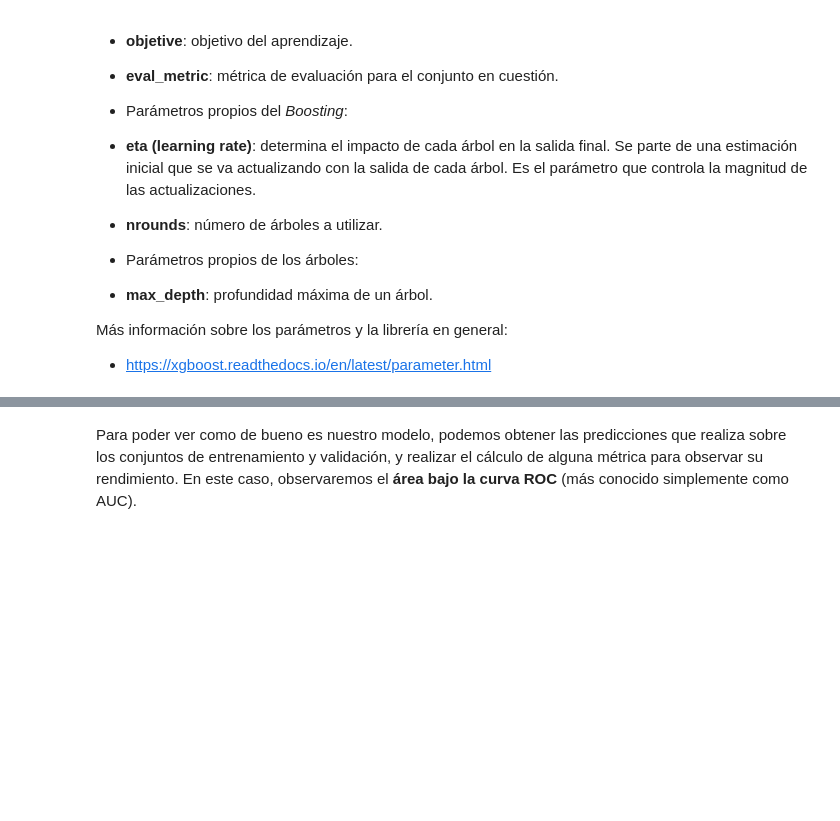
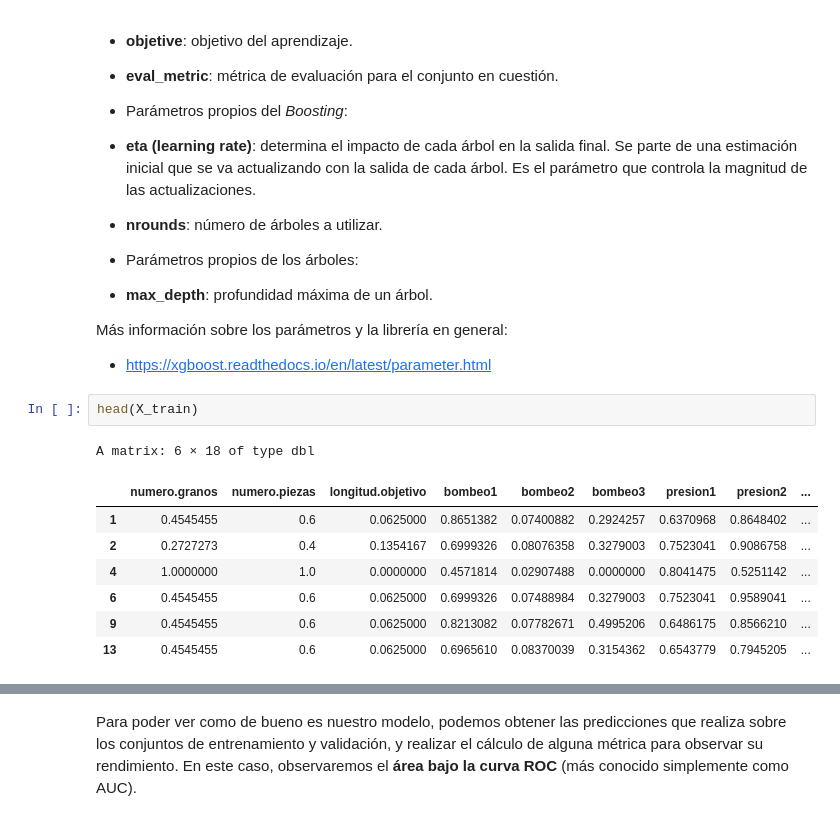
Before and after one commit to lastree/seminario-manadine, a Jupyter notebook: soluciones/02-modelo-gradient_boosting-RESUELTO.ipynb, the cells around one changed output, grey strips where cells are left out. Drawn from its saved outputs; the diff is of its cells as text; blank space fills up the shorter version.

```diff
--- a/soluciones/02-modelo-gradient_boosting-RESUELTO.ipynb
+++ b/soluciones/02-modelo-gradient_boosting-RESUELTO.ipynb
@@ -157,6 +174,17 @@ Los hiperparámetros más importantes que intervienen en este algoritmo y que aq
 
 Más información sobre los parámetros y la librería en general:
 * https://xgboost.readthedocs.io/en/latest/parameter.html
+# %%
+head(X_train)
+# %% [output]
+A matrix: 6 × 18 of type dbl
+|  | numero.granos | numero.piezas | longitud.objetivo | bombeo1 | bombeo2 | bombeo3 | presion1 | presion2 | ... |
+| 1 | 0.4545455 | 0.6 | 0.0625000 | 0.8651382 | 0.07400882 | 0.2924257 | 0.6370968 | 0.8648402 | ... |
+| 2 | 0.2727273 | 0.4 | 0.1354167 | 0.6999326 | 0.08076358 | 0.3279003 | 0.7523041 | 0.9086758 | ... |
+| 4 | 1.0000000 | 1.0 | 0.0000000 | 0.4571814 | 0.02907488 | 0.0000000 | 0.8041475 | 0.5251142 | ... |
+| 6 | 0.4545455 | 0.6 | 0.0625000 | 0.6999326 | 0.07488984 | 0.3279003 | 0.7523041 | 0.9589041 | ... |
+| 9 | 0.4545455 | 0.6 | 0.0625000 | 0.8213082 | 0.07782671 | 0.4995206 | 0.6486175 | 0.8566210 | ... |
+| 13 | 0.4545455 | 0.6 | 0.0625000 | 0.6965610 | 0.08370039 | 0.3154362 | 0.6543779 | 0.7945205 | ... |
 # %%
 params <- list(objetive = 'binary:logistic',
                nthread = 4,
```
Also changed, not shown: parts of 19 cells of this notebook, 2 other files.
